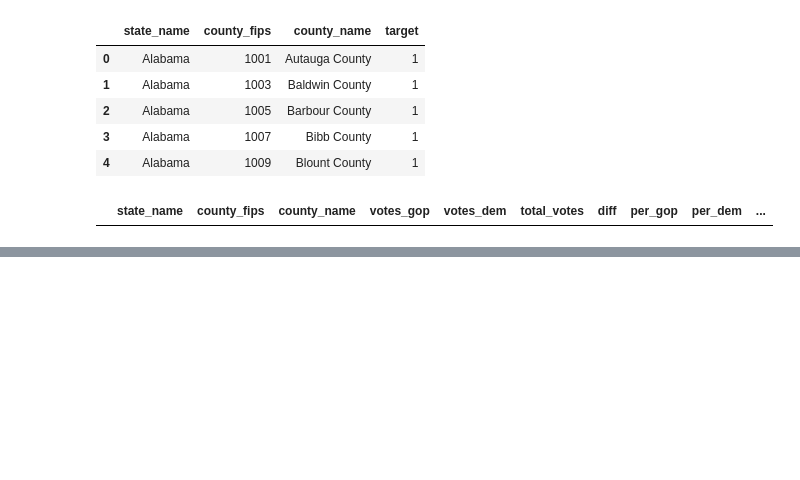
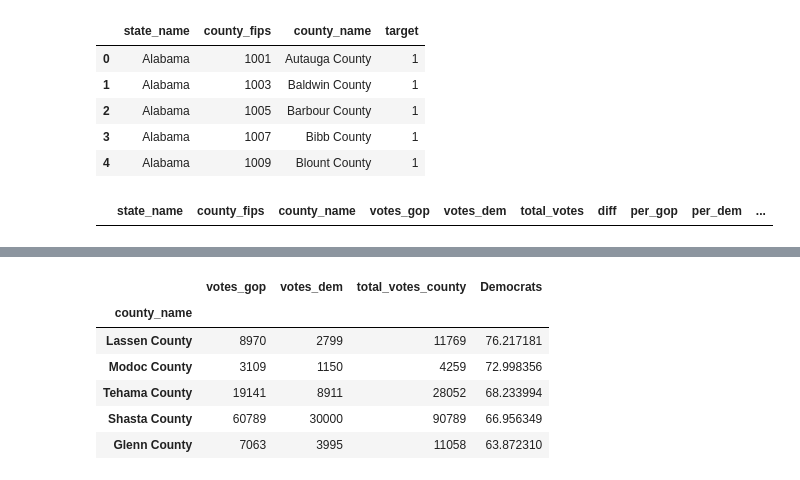
Before and after one commit to vnarvaezt/classification_feature_select_methods, a Jupyter notebook: exploratory_analysis.ipynb, the cells around one changed output, grey strips where cells are left out. Saved outputs shown, nothing was run; the diff lists cells and outputs as text; code cells hidden in the pictures; blank space fills up the shorter version.

```diff
--- a/exploratory_analysis.ipynb
+++ b/exploratory_analysis.ipynb
@@ -256,8 +275,8 @@ dtype: float64
 # %%
 # https://plotly.com/python/mapbox-county-choropleth/ US MAP
 # %%
-top_10_states = df.sort_values(
+top_countys = df.sort_values(
     by="total_votes_state",
     ascending=False
-).iloc[:10][["state_name"]]
-top_10_states.reset_index(inplace=True, drop=True)
+).iloc[:1][["state_name"]]
+top_countys.reset_index(inplace=True, drop=True)
@@ -281,0 +283,17 @@ df_top_10_states[df_top_10_states["state_name"]=="Texas"]
+# %%
+top_countys = tmp[tmp["state_name"].isin(top_10_states["state_name"])]
+top_countys = top_countys.groupby("county_name").agg({"votes_gop": "sum",
+                                             "votes_dem": "sum"})
+top_countys["total_votes_county"] = top_countys["votes_gop"] + top_countys["votes_dem"]
+top_countys["Democrats"] = (top_countys["votes_gop"] / top_countys["total_votes_county"])*100
+top_countys = top_countys.sort_values(by="Democrats", ascending=False)
+# %%
+top_countys.head()
+# %% [output]
+|  | votes_gop | votes_dem | total_votes_county | Democrats |
+| county_name |  |  |  |  |
+| Lassen County | 8970 | 2799 | 11769 | 76.217181 |
+| Modoc County | 3109 | 1150 | 4259 | 72.998356 |
+| Tehama County | 19141 | 8911 | 28052 | 68.233994 |
+| Shasta County | 60789 | 30000 | 90789 | 66.956349 |
+| Glenn County | 7063 | 3995 | 11058 | 63.872310 |
```
Also changed, not shown: parts of 17 cells of this notebook.
